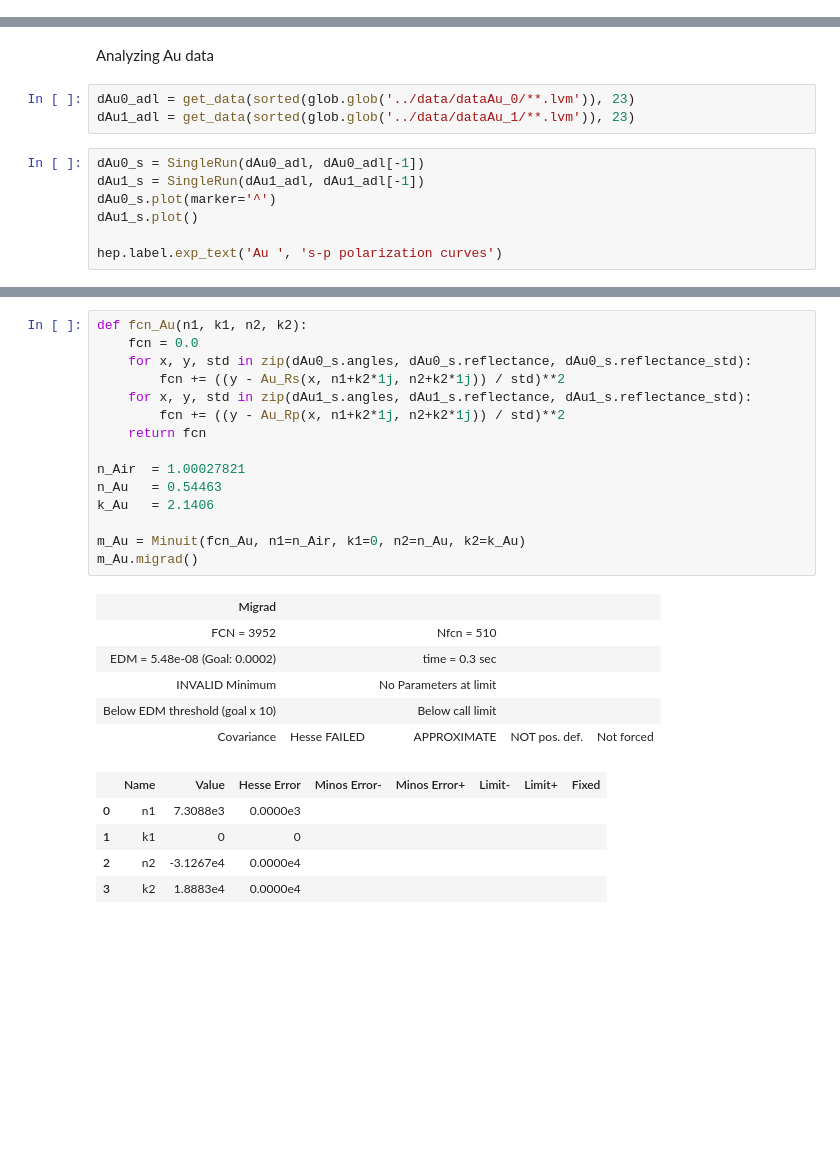
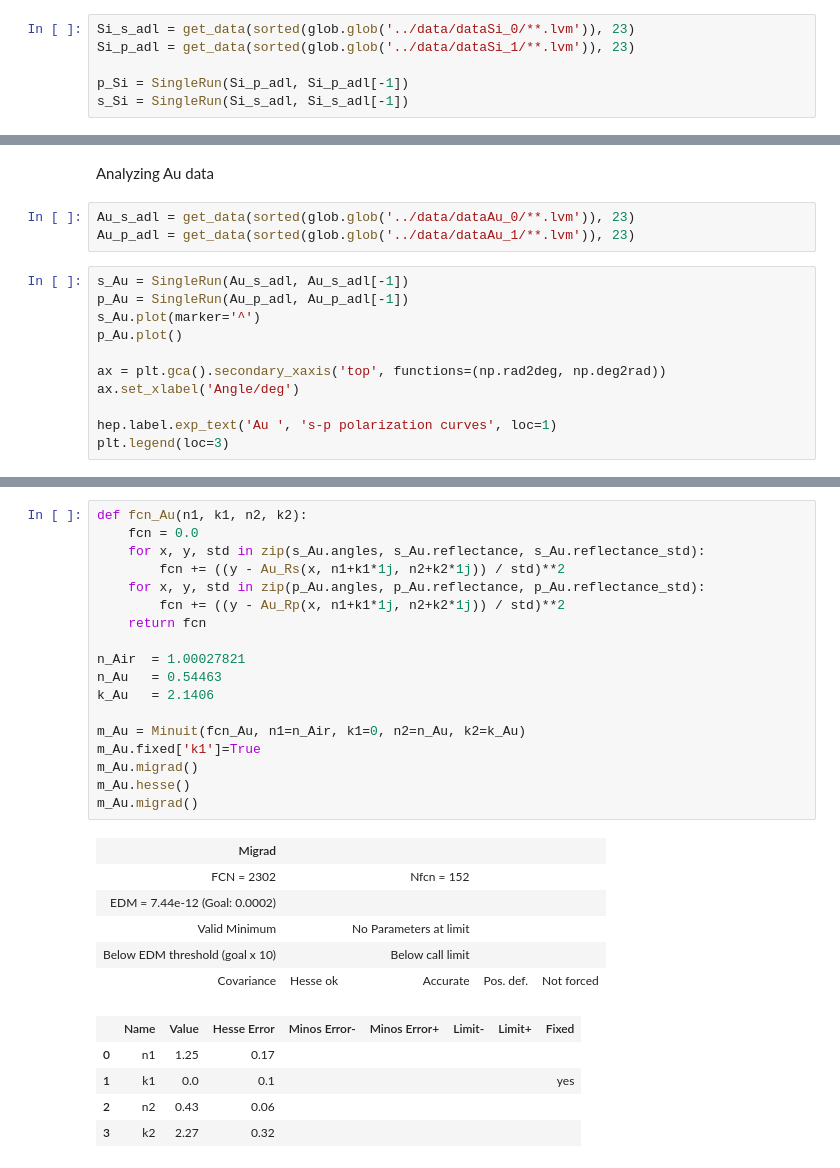
Before and after one commit to mattiasotgia/fresnel_cSi, a Jupyter notebook: analysis/day1_2_online_first.ipynb, the cells around one changed output, grey strips where cells are left out. Drawn from its saved outputs; the diff is of its cells as text; blank space fills up the shorter version.

```diff
--- a/analysis/day1_2_online_first.ipynb
+++ b/analysis/day1_2_online_first.ipynb
@@ -51 +41,7 @@ dSi0_s = SingleRun(dSi0_s_adl, dSi0_s_adl[-1])
+# %%
+Si_s_adl = get_data(sorted(glob.glob('../data/dataSi_0/**.lvm')), 23)
+Si_p_adl = get_data(sorted(glob.glob('../data/dataSi_1/**.lvm')), 23)
+
+p_Si = SingleRun(Si_p_adl, Si_p_adl[-1])
+s_Si = SingleRun(Si_s_adl, Si_s_adl[-1])
 # %%
@@ -190,13 +220,17 @@ plt.legend()
 # %% [markdown]
 Analyzing Au data
 # %%
-dAu0_adl = get_data(sorted(glob.glob('../data/dataAu_0/**.lvm')), 23)
-dAu1_adl = get_data(sorted(glob.glob('../data/dataAu_1/**.lvm')), 23)
+Au_s_adl = get_data(sorted(glob.glob('../data/dataAu_0/**.lvm')), 23)
+Au_p_adl = get_data(sorted(glob.glob('../data/dataAu_1/**.lvm')), 23)
 # %%
-dAu0_s = SingleRun(dAu0_adl, dAu0_adl[-1])
-dAu1_s = SingleRun(dAu1_adl, dAu1_adl[-1])
-dAu0_s.plot(marker='^')
-dAu1_s.plot()
+s_Au = SingleRun(Au_s_adl, Au_s_adl[-1])
+p_Au = SingleRun(Au_p_adl, Au_p_adl[-1])
+s_Au.plot(marker='^')
+p_Au.plot()
 
-hep.label.exp_text('Au ', 's-p polarization curves')
+ax = plt.gca().secondary_xaxis('top', functions=(np.rad2deg, np.deg2rad))
+ax.set_xlabel('Angle/deg')
+
+hep.label.exp_text('Au ', 's-p polarization curves', loc=1)
+plt.legend(loc=3)
 # %% [output]
@@ -214,27 +274,30 @@ def Au_Rp(theta, n1, n2):
 # %%
 def fcn_Au(n1, k1, n2, k2):
     fcn = 0.0
-    for x, y, std in zip(dAu0_s.angles, dAu0_s.reflectance, dAu0_s.reflectance_std):
-        fcn += ((y - Au_Rs(x, n1+k2*1j, n2+k2*1j)) / std)**2
-    for x, y, std in zip(dAu1_s.angles, dAu1_s.reflectance, dAu1_s.reflectance_std):
-        fcn += ((y - Au_Rp(x, n1+k2*1j, n2+k2*1j)) / std)**2
+    for x, y, std in zip(s_Au.angles, s_Au.reflectance, s_Au.reflectance_std):
+        fcn += ((y - Au_Rs(x, n1+k1*1j, n2+k2*1j)) / std)**2
+    for x, y, std in zip(p_Au.angles, p_Au.reflectance, p_Au.reflectance_std):
+        fcn += ((y - Au_Rp(x, n1+k1*1j, n2+k2*1j)) / std)**2
     return fcn
 
 n_Air  = 1.00027821
 n_Au   = 0.54463
 k_Au   = 2.1406
 
 m_Au = Minuit(fcn_Au, n1=n_Air, k1=0, n2=n_Au, k2=k_Au)
+m_Au.fixed['k1']=True
 m_Au.migrad()
+m_Au.hesse()
+m_Au.migrad()
 # %% [output]
 | Migrad |  |  |  |  |
-| FCN = 3952 |  | Nfcn = 510 |  |  |
-| EDM = 5.48e-08 (Goal: 0.0002) |  | time = 0.3 sec |  |  |
-| INVALID Minimum |  | No Parameters at limit |  |  |
+| FCN = 2302 |  | Nfcn = 152 |  |  |
+| EDM = 7.44e-12 (Goal: 0.0002) |  |  |  |  |
+| Valid Minimum |  | No Parameters at limit |  |  |
 | Below EDM threshold (goal x 10) |  | Below call limit |  |  |
-| Covariance | Hesse FAILED | APPROXIMATE | NOT pos. def. | Not forced |
+| Covariance | Hesse ok | Accurate | Pos. def. | Not forced |
 |  | Name | Value | Hesse Error | Minos Error- | Minos Error+ | Limit- | Limit+ | Fixed |
-| 0 | n1 | 7.3088e3 | 0.0000e3 |  |  |  |  |  |
-| 1 | k1 | 0 | 0 |  |  |  |  |  |
-| 2 | n2 | -3.1267e4 | 0.0000e4 |  |  |  |  |  |
-| 3 | k2 | 1.8883e4 | 0.0000e4 |  |  |  |  |  |
+| 0 | n1 | 1.25 | 0.17 |  |  |  |  |  |
+| 1 | k1 | 0.0 | 0.1 |  |  |  |  | yes |
+| 2 | n2 | 0.43 | 0.06 |  |  |  |  |  |
+| 3 | k2 | 2.27 | 0.32 |  |  |  |  |  |
```
Also changed, not shown: parts of 18 cells of this notebook, 8 other files.
